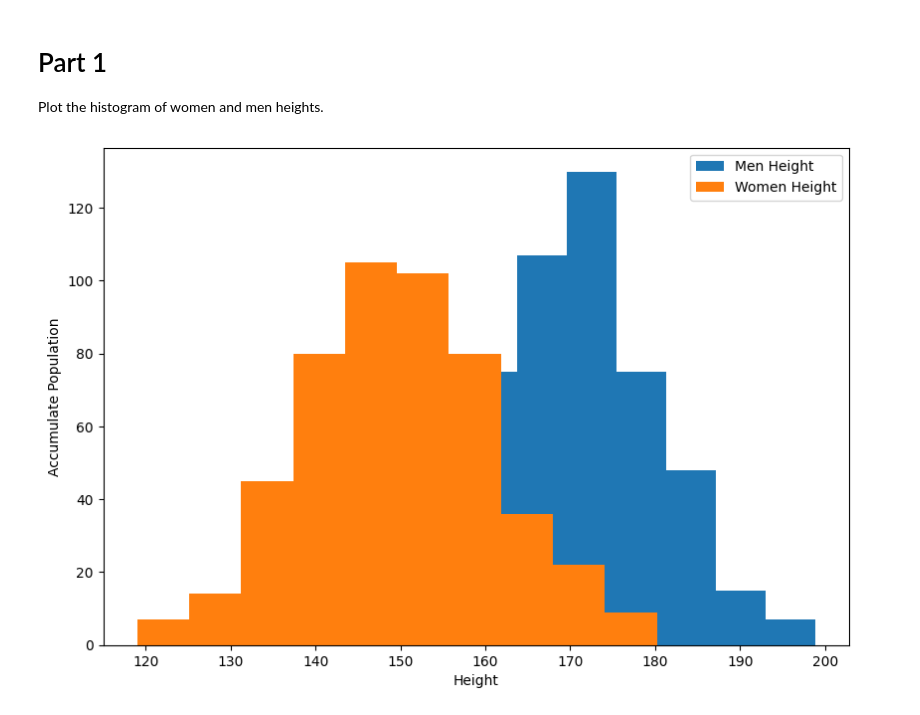
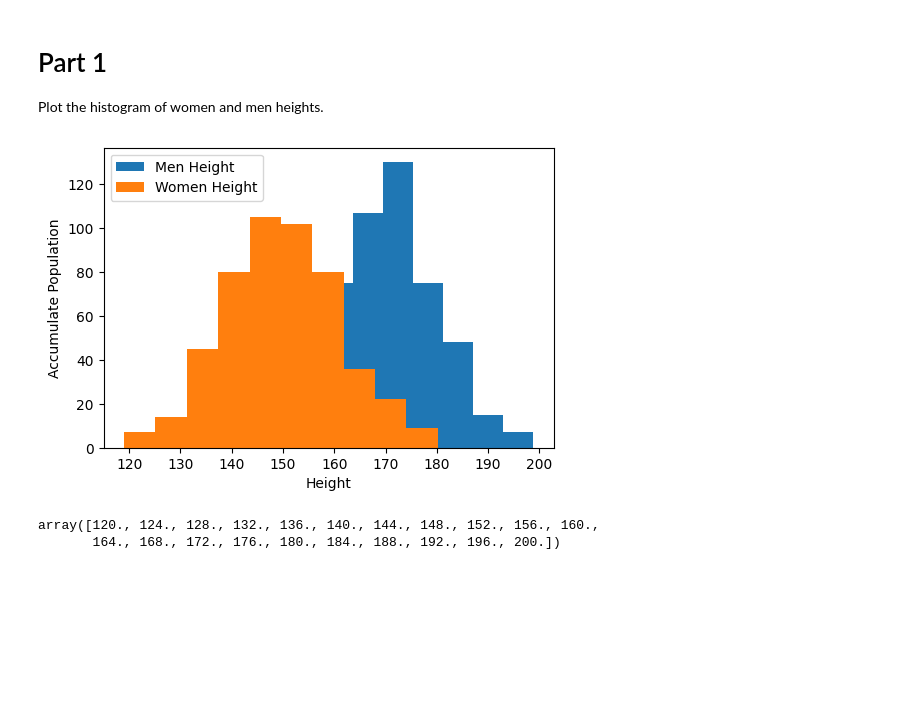
Before and after one commit to phurinat-udo/intro_to_datasci, a Jupyter notebook: HW3/HW3_6536646.ipynb, the cells around one changed output. Saved outputs shown, nothing was run; the diff lists cells and outputs as text; code cells hidden in the pictures; blank space fills up the shorter version.

```diff
--- a/HW3/HW3_6536646.ipynb
+++ b/HW3/HW3_6536646.ipynb
@@ -10,13 +10,25 @@ raw_w = pd.read_csv('women.dat', header=None)
 # Part 1
 Plot the histogram of women and men heights.
 # %%
-fig_hist = plt.figure(figsize=(15,10))
+fig_hist = plt.figure(figsize=(9,6))
 ax_hist = fig_hist.add_axes([0.1, 0.1, 0.5, 0.5])
 ax_hist.hist(raw_m, label='Men Height')
 ax_hist.hist(raw_w, label='Women Height')
 ax_hist.set_ylabel('Accumulate Population')
 ax_hist.set_xlabel('Height')
 plt.legend()
 fig_hist.show()
 # %% [output]
-[figure, old version]
+[figure, new version]
+# %%
+height_min = min(min(raw_w[0]), min(raw_m[0])) - 1
+height_max = max(max(raw_w[0]), max(raw_m[0])) + 4
+height_width = 4
+height_edge = np.arange(height_min, height_max, height_width)
+height_mid = np.zeros(len(height_edge) - 1)
+for i in range(len(height_mid)):
+    height_mid[i] = (height_edge[i] + height_edge[i+1]) / 2
+height_mid
+# %% [output]
+array([120., 124., 128., 132., 136., 140., 144., 148., 152., 156., 160.,
+       164., 168., 172., 176., 180., 184., 188., 192., 196., 200.])
```
Also changed, not shown: parts of 22 cells of this notebook, 3 other files.
